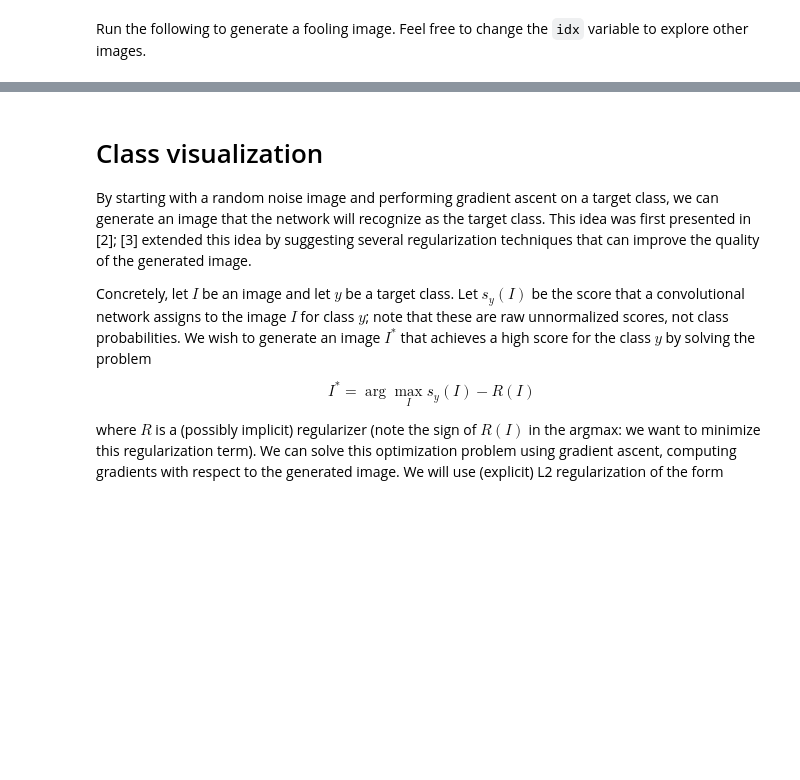
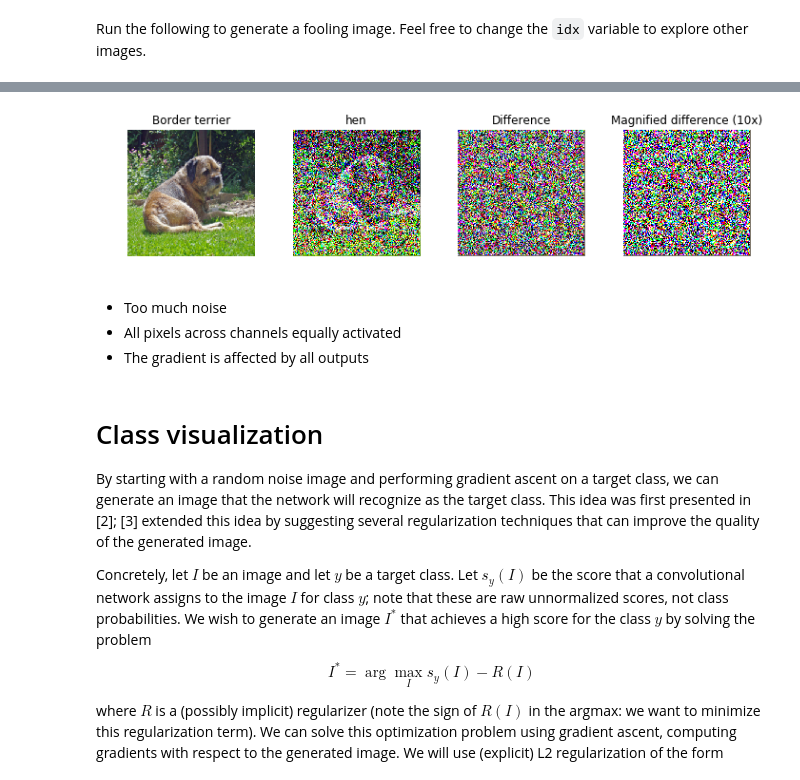
Before and after one commit to jimmyyentran/learning_machine_learning, a Jupyter notebook: cs231_stanford/assignment3_2017/NetworkVisualization-TensorFlow.ipynb, the cells around one changed output, grey strips where cells are left out. Saved outputs shown, nothing was run; the diff lists cells and outputs as text; code cells hidden in the pictures; blank space fills up the shorter version.

```diff
--- a/cs231_stanford/assignment3_2017/NetworkVisualization-TensorFlow.ipynb
+++ b/cs231_stanford/assignment3_2017/NetworkVisualization-TensorFlow.ipynb
@@ -249,7 +264,29 @@ def make_fooling_image(X, target_y, model):
     # in fewer than 100 iterations of gradient ascent.                           #
     # You can print your progress over iterations to check your algorithm.       #
     ##############################################################################
-    pass
+    print_iter = 3
+
+    lr = tf.placeholder(tf.float32, shape=())
+    dimage = tf.gradients(model.loss, model.image)
+    dx = lr * tf.nn.l2_normalize(dimage, 1)
+    dx_squeeze = tf.squeeze(dx)
+    for i in range(100):
+        if i % print_iter != 0:
+            dx_norm = sess.run(dx_squeeze, feed_dict={
+                model.image: X_fooling,
+                model.labels: [target_y],
+                lr: learning_rate
+            })
+            X_fooling -= dx_norm
+        else:
+            loss = sess.run(model.loss,feed_dict={
+                model.image: X_fooling,
+                model.labels: [target_y],
+                lr: learning_rate
+            })
+            print("%d) Loss: %.8f" % (i, loss))
+            if loss < 1e-7:
+                break
     ##############################################################################
     #                             END OF YOUR CODE                               #
     ##############################################################################
@@ -257,9 +319,9 @@ def make_fooling_image(X, target_y, model):
 # %% [markdown]
 Run the following to generate a fooling image. Feel free to change the `idx` variable to explore other images.
 # %%
-idx = 0
+idx = 3
 Xi = X[idx][None]
-target_y = 6
+target_y = 8
 X_fooling = make_fooling_image(Xi, target_y, model)
 
 # Make sure that X_fooling is classified as y_target
@@ -287,3 +349,4 @@ plt.title('Magnified difference (10x)')
 plt.imshow(deprocess_image(10 * (Xi-X_fooling)[0]))
 plt.axis('off')
 plt.gcf().tight_layout()
+# %% [output]
@@ -290,3 +359,8 @@ plt.gcf().tight_layout()
+[figure, added]
+# %% [markdown]
+* Too much noise
+* All pixels across channels equally activated
+* The gradient is affected by all outputs
 # %% [markdown]
 # Class visualization
 By starting with a random noise image and performing gradient ascent on a target class, we can generate an image that the network will recognize as the target class. This idea was first presented in [2]; [3] extended this idea by suggesting several regularization techniques that can improve the quality of the generated image.
```
Also changed, not shown: parts of 8 cells of this notebook.
